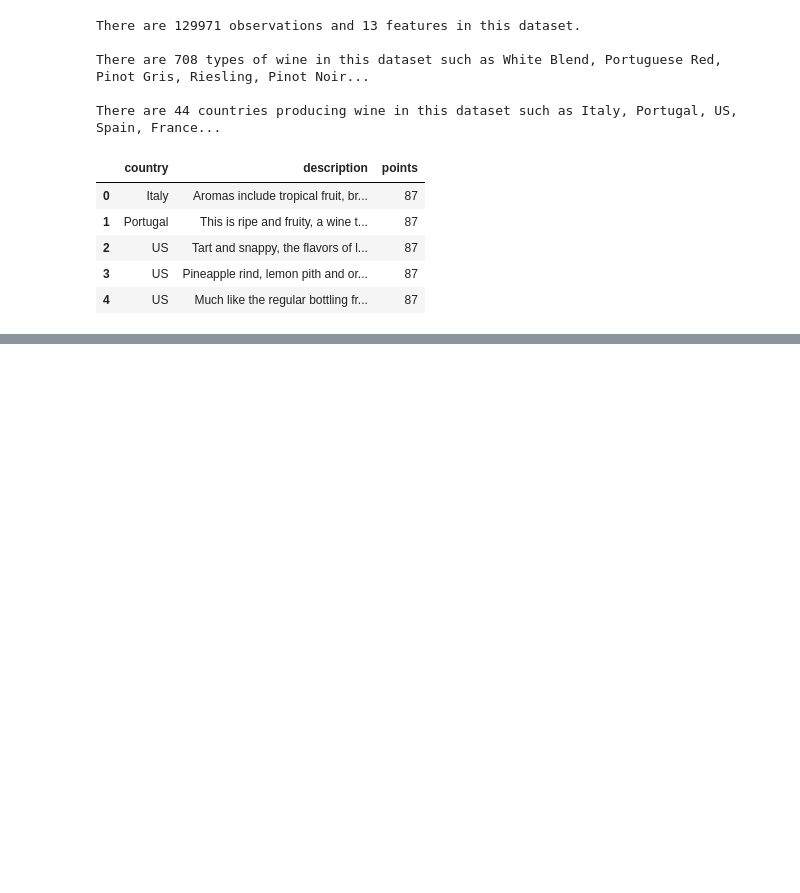
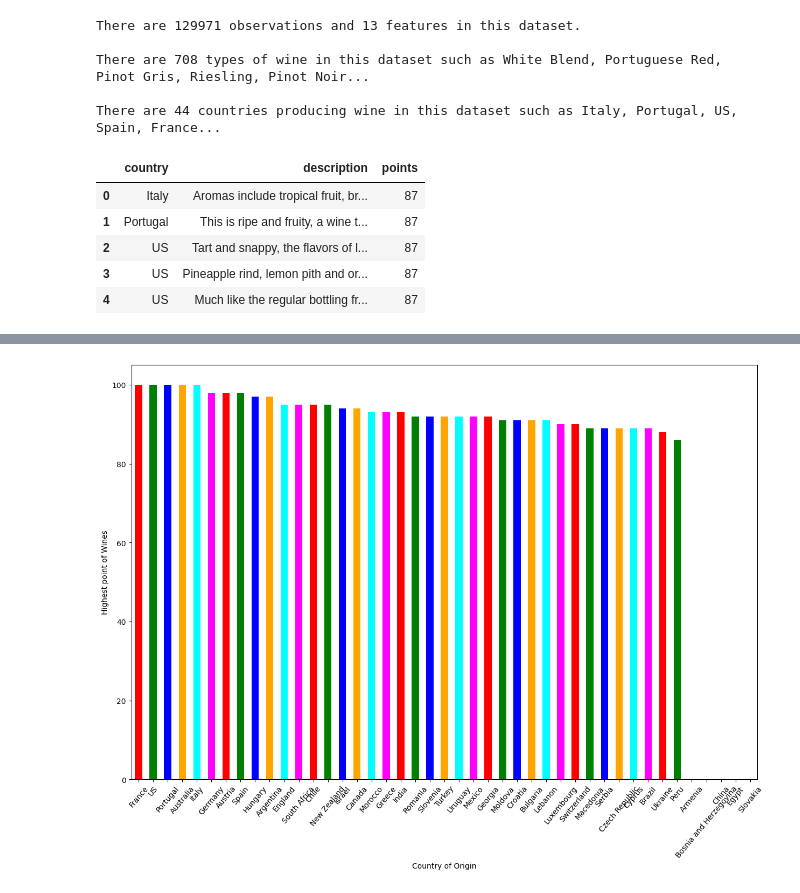
Before and after one commit to Ch-Erenn/ms-data-science, a Jupyter notebook: wordcloud/word-cloud.ipynb, the cells around one changed output, grey strips where cells are left out. Cells and saved outputs as stored; diff of their text form; code cells hidden in the pictures; blank space fills up the shorter version.

```diff
--- a/wordcloud/word-cloud.ipynb
+++ b/wordcloud/word-cloud.ipynb
@@ -80,0 +85,10 @@ df.sort_values(by='points', ascending=False).groupby('country').head(5)
+# %%
+plt.figure(figsize=(15,7.5))
+bar_colors = ['red', 'green', 'blue', 'orange', 'cyan', 'magenta']
+country.max(3, 4).sort_values(by="points",ascending=False)["points"].plot.bar(color=bar_colors)
+plt.xticks(rotation=50)
+plt.xlabel("Country of Origin")
+plt.ylabel("Highest point of Wines")
+plt.show()
+# %% [output]
+[figure, added]
```
Also changed, not shown: parts of 2 cells of this notebook.
